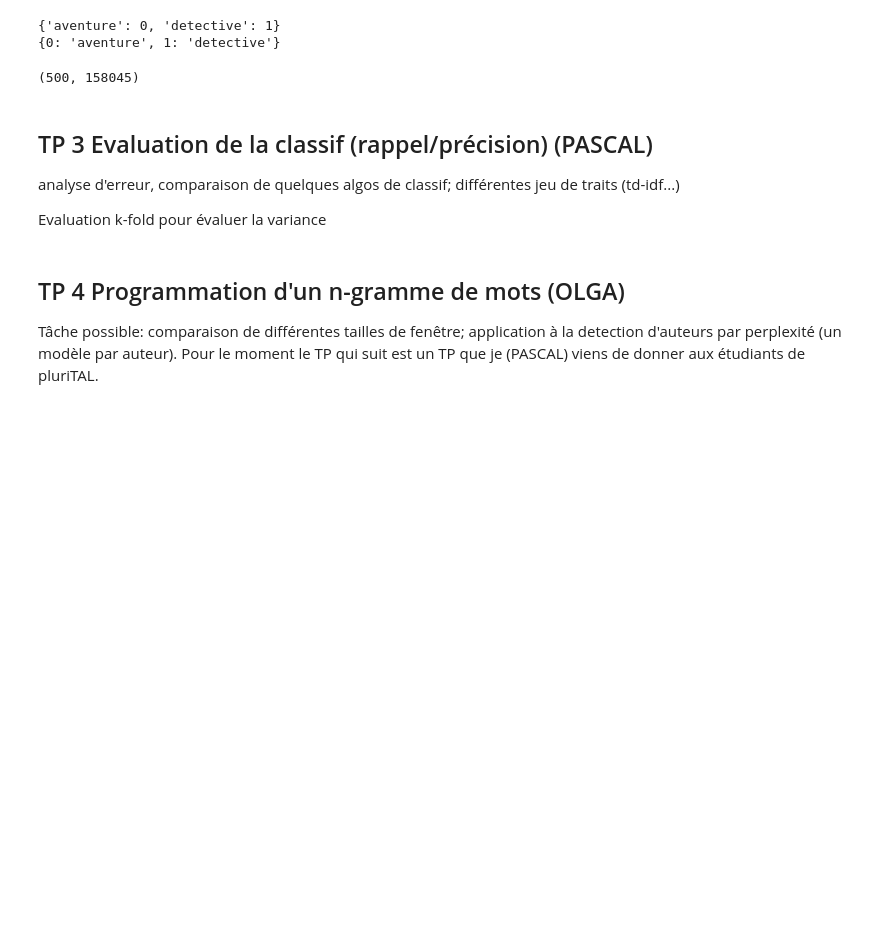
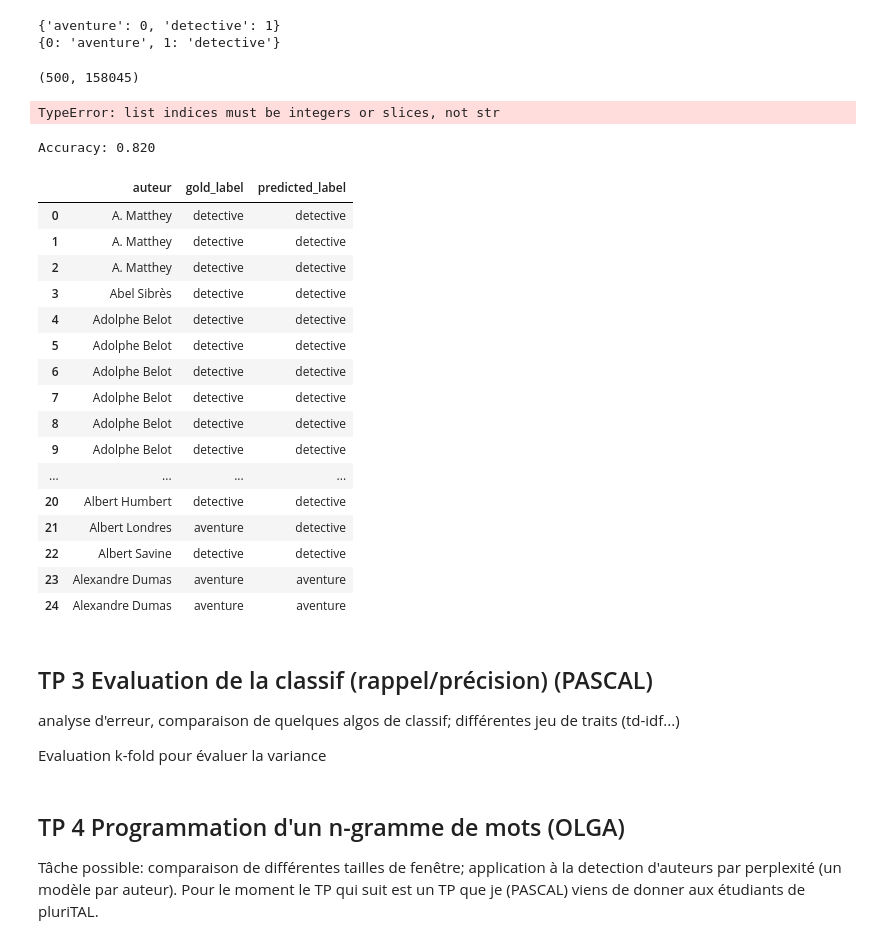
Before and after one commit to CPES-TALL/2026-2027, a Jupyter notebook: TP-TALL-26-27_prof.ipynb, the cells around one changed output. Cells and saved outputs as stored; diff of their text form; code cells hidden in the pictures; blank space fills up the shorter version.

```diff
--- a/TP-TALL-26-27_prof.ipynb
+++ b/TP-TALL-26-27_prof.ipynb
@@ -340,11 +342,11 @@ for train_idx, test_idx in tqdm(
     authors = groups.iloc[test_idx]
 
     model = RandomForestClassifier(
-        max_depth=20,
+        max_depth=10,
         max_features="log2",
         min_samples_leaf=2,
         min_samples_split=2,
-        n_estimators=200,
+        n_estimators=100,
         n_jobs=4,
         random_state=42
     )
@@ -360,14 +362,41 @@ for train_idx, test_idx in tqdm(
             "predicted_label": pred
         })
 
-results = pd.DataFrame(results)
-
-accuracy = accuracy_score(
-    results["gold_label"],
-    results["predicted_label"]
-)
-
-print(f"Accuracy: {accuracy:.3f}")
+results_df = pd.DataFrame(results)
+# %% [output]
+TypeError: list indices must be integers or slices, not str
+# %%
+accuracy = accuracy_score(
+    results_df["gold_label"],
+    results_df["predicted_label"]
+)
+
+print(f"Accuracy: {accuracy:.3f}")
+# %% [output]
+Accuracy: 0.820
+# %%
+results_df["gold_label"] = results_df["gold_label"].map(id2label)
+results_df["predicted_label"] = results_df["predicted_label"].map(id2label)
+# %%
+results_df.head(25)
+# %% [output]
+|  | auteur | gold_label | predicted_label |
+| 0 | A. Matthey | detective | detective |
+| 1 | A. Matthey | detective | detective |
+| 2 | A. Matthey | detective | detective |
+| 3 | Abel Sibrès | detective | detective |
+| 4 | Adolphe Belot | detective | detective |
+| 5 | Adolphe Belot | detective | detective |
+| 6 | Adolphe Belot | detective | detective |
+| 7 | Adolphe Belot | detective | detective |
+| 8 | Adolphe Belot | detective | detective |
+| 9 | Adolphe Belot | detective | detective |
+| ... | ... | ... | ... |
+| 20 | Albert Humbert | detective | detective |
+| 21 | Albert Londres | aventure | detective |
+| 22 | Albert Savine | detective | detective |
+| 23 | Alexandre Dumas | aventure | aventure |
+| 24 | Alexandre Dumas | aventure | aventure |
 # %% [markdown]
 ## TP 3 Evaluation de la classif (rappel/précision) (PASCAL)
 
```
Also changed, not shown: parts of 1 cell of this notebook.
